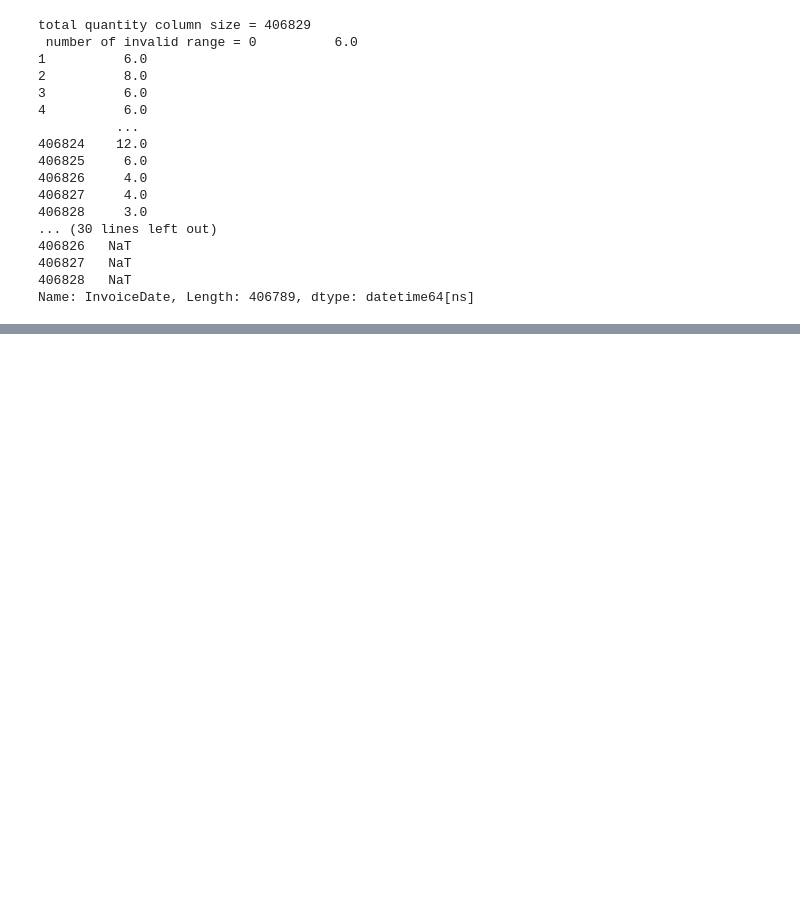
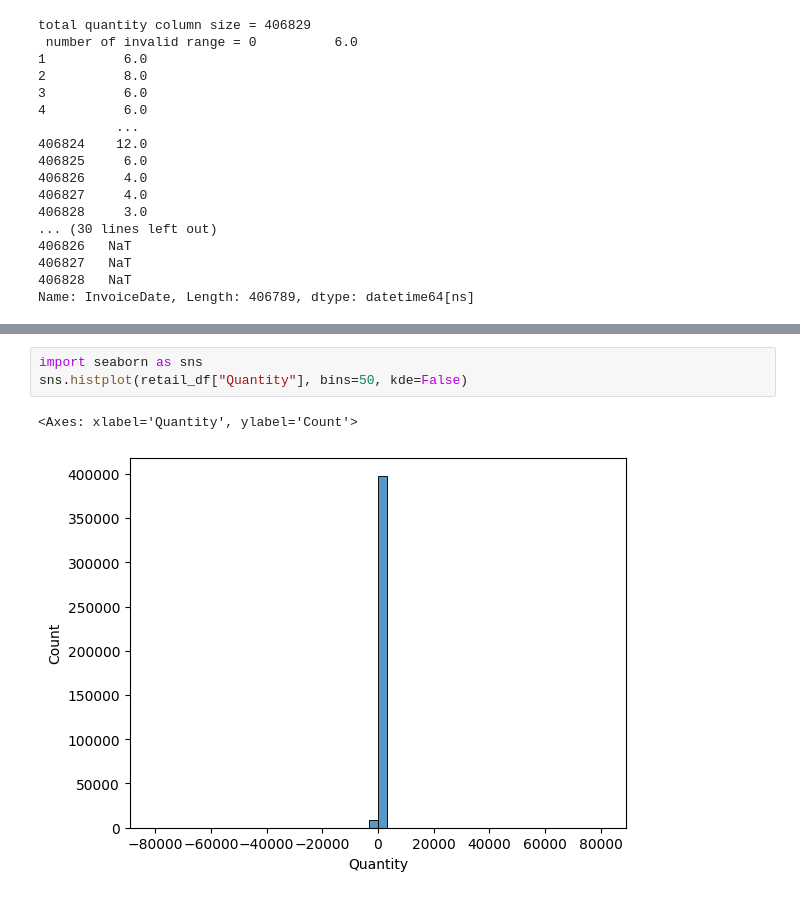
Before and after one commit to mohamadrezanikmaram/online_retail_analyzing, a Jupyter notebook: online_retail_analysis.ipynb, the cells around one changed output, grey strips where cells are left out. Saved outputs shown, nothing was run; the diff lists cells and outputs as text; blank space fills up the shorter version.

```diff
--- a/online_retail_analysis.ipynb
+++ b/online_retail_analysis.ipynb
@@ -329,0 +418,6 @@ Name: InvoiceDate, Length: 406789, dtype: datetime64[ns]
+# %%
+import seaborn as sns
+sns.histplot(retail_df["Quantity"], bins=50, kde=False)
+# %% [output]
+<Axes: xlabel='Quantity', ylabel='Count'>
+[figure, added]
```
Also changed, not shown: parts of 12 cells of this notebook.
